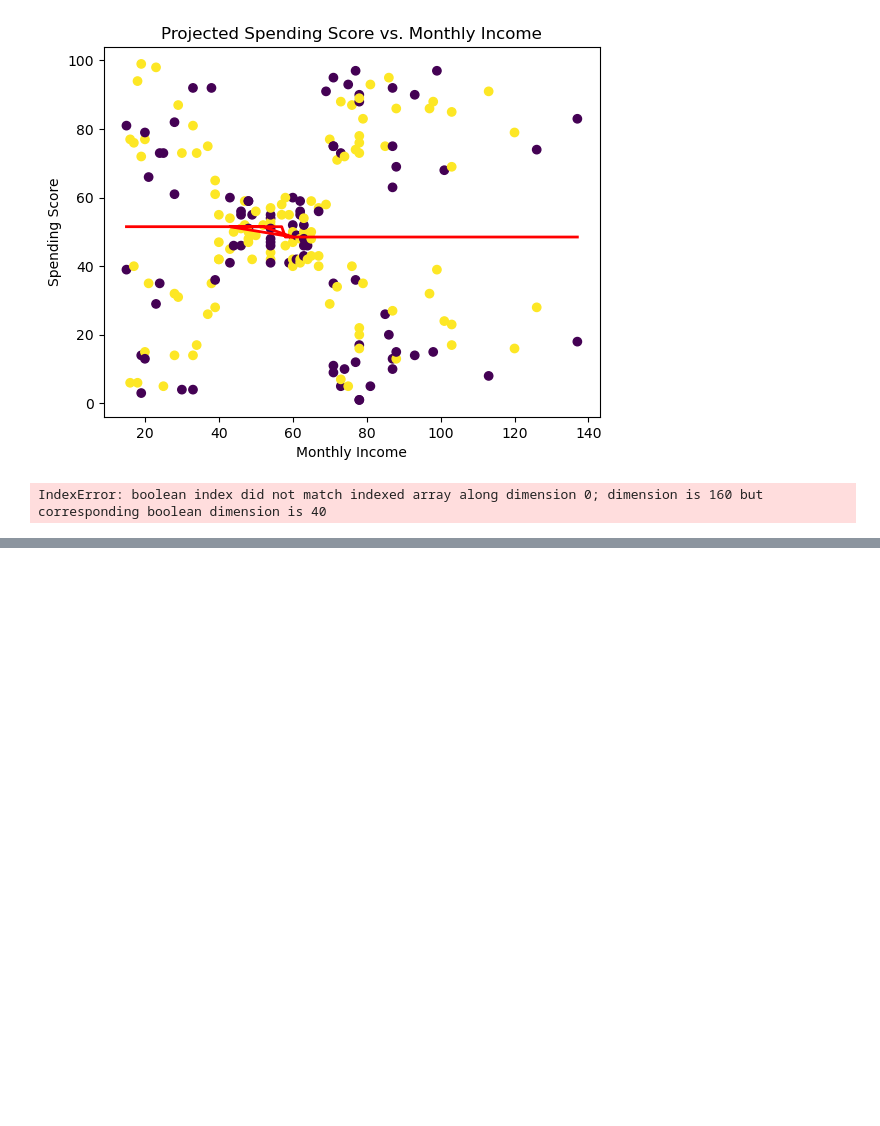
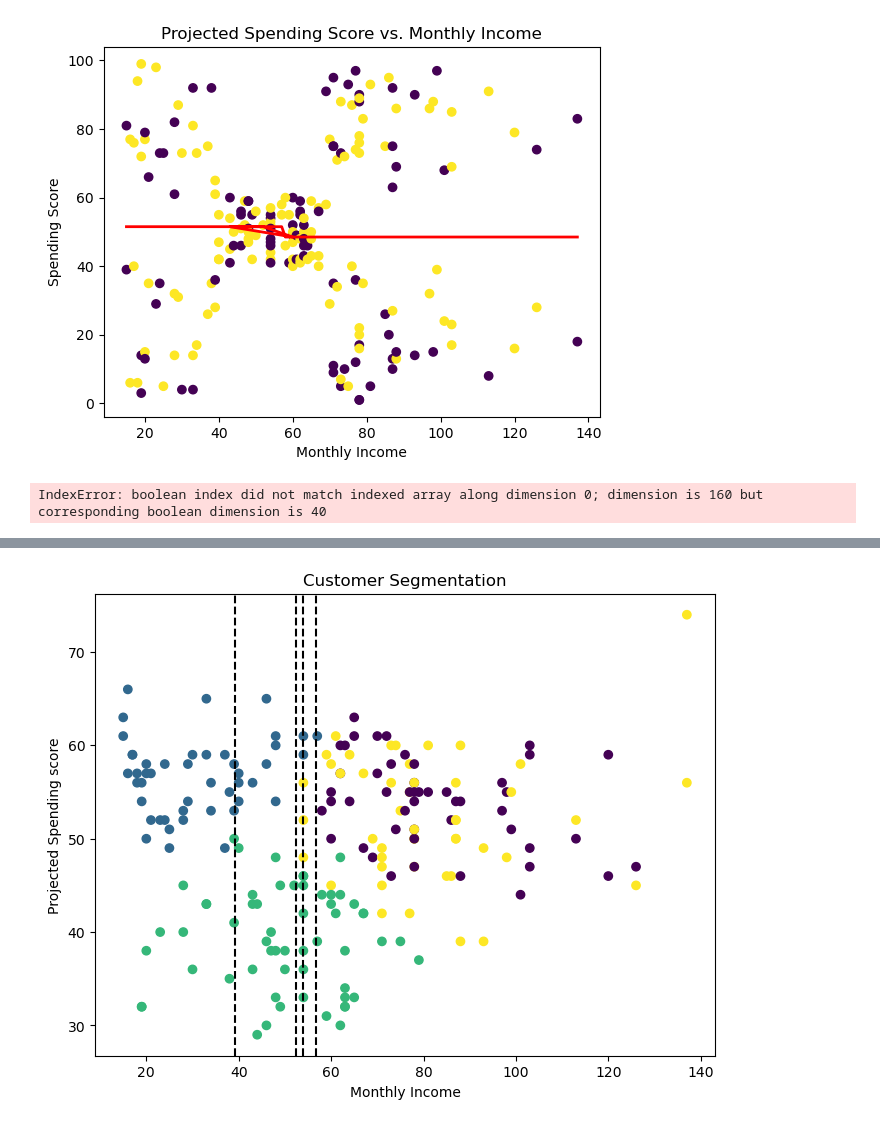
Before and after one commit to Ronyszx/AIML_internship, a Jupyter notebook: AIML intern.ipynb, the cells around one changed output, grey strips where cells are left out. Drawn from its saved outputs; the diff is of its cells as text; code cells hidden in the pictures; blank space fills up the shorter version.

```diff
--- a/AIML intern.ipynb
+++ b/AIML intern.ipynb
@@ -914,0 +1087,78 @@ plt.show()
+# %%
+import pandas as pd
+from sklearn.model_selection import KFold
+from sklearn.linear_model import LinearRegression
+from sklearn.cluster import KMeans
+from sklearn.preprocessing import StandardScaler
+import numpy as np
+from sklearn.metrics import mean_squared_error
+import matplotlib.pyplot as plt
+
+# Load data from CSV file
+df = pd.read_excel(r"C:\Users\ronys\Desktop\AI assessment\casestudy.xlsx")
+
+# Replace Gender with numerical value
+df['Gender'] = df['Gender'].replace({'Male': 0, 'Female': 1})
+
+# Split data into input features (X) and output targets (y)
+X = df[['CustomerID', 'Gender', 'Age', 'Monthly Income']]
+y = df[['Spending score']]
+
+# Define number of folds for K-fold cross-validation
+num_folds = 5
+
+mse = 0
+
+# Initialize K-fold cross-validation
+kf = KFold(n_splits=num_folds, shuffle=True, random_state=42)
+
+# Initialize arrays to store predicted values and actual values for each fold
+y_pred = np.zeros_like(y)
+y_true = np.zeros_like(y)
+
+# Project spending score based on 8% increase in monthly income for each fold
+for train_index, test_index in kf.split(X):
+    X_train, X_test = X.iloc[train_index], X.iloc[test_index]
+    y_train, y_test = y.iloc[train_index], y.iloc[test_index]
+
+    X_projected = X_test.copy()
+    X_projected['Monthly Income'] = X_projected['Monthly Income'] * 1.08
+    y_projected = LinearRegression().fit(X_train, y_train).predict(X_projected)
+
+    y_pred[test_index] = y_projected
+    y_true[test_index] = y_test['Spending score'].values.reshape(-1, 1)
+    mse += mean_squared_error(y_test, y_projected)
+
+# Divide total MSE by number of folds to get average MSE
+mse /= num_folds
+
+# Add predicted spending score to dataframe
+df['Predicted Spending score'] = y_pred
+
+# Scale data for k-means clustering
+scaler = StandardScaler()
+X_cluster = scaler.fit_transform(df[['CustomerID', 'Gender', 'Age', 'Monthly Income', 'Predicted Spending score']])
+
+# Perform k-means clustering with 4 clusters
+kmeans = KMeans(n_clusters=4, random_state=42)
+kmeans.fit(X_cluster)
+df['Cluster'] = kmeans.predict(X_cluster)
+
+# Plot data points, predicted spending score, and cluster assignments
+plt.figure(figsize=(8, 6))
+plt.scatter(df['Monthly Income'], df['Predicted Spending score'], c=df['Cluster'], cmap='viridis')
+
+# Calculate boundaries for each cluster based on projected spending score
+cluster_centers = scaler.inverse_transform(kmeans.cluster_centers_)[:, -1]
+cluster_boundaries = np.sort(cluster_centers)
+
+# Plot cluster boundaries
+for boundary in cluster_boundaries:
+    plt.axvline(x=boundary, color='black', linestyle='--')
+
+plt.xlabel('Monthly Income')
+plt.ylabel('Projected Spending score')
+plt.title('Customer Segmentation')
+plt.show()
+# %% [output]
+[figure, added]
```
Also changed, not shown: parts of 4 cells of this notebook.
